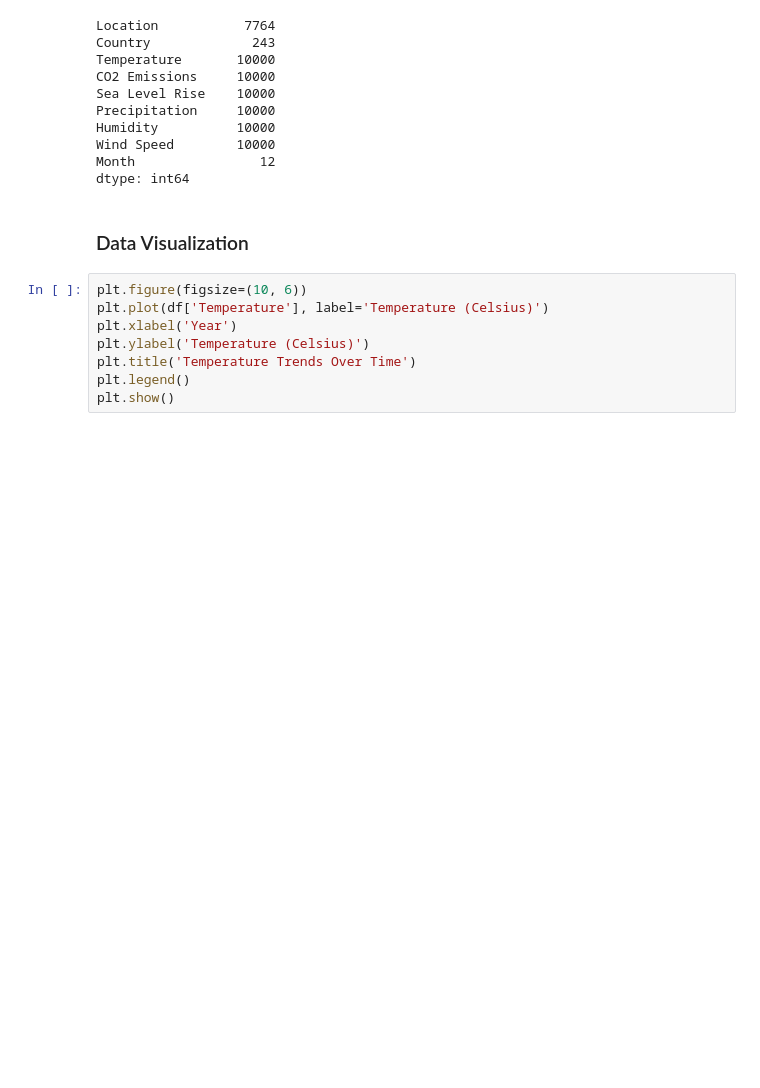
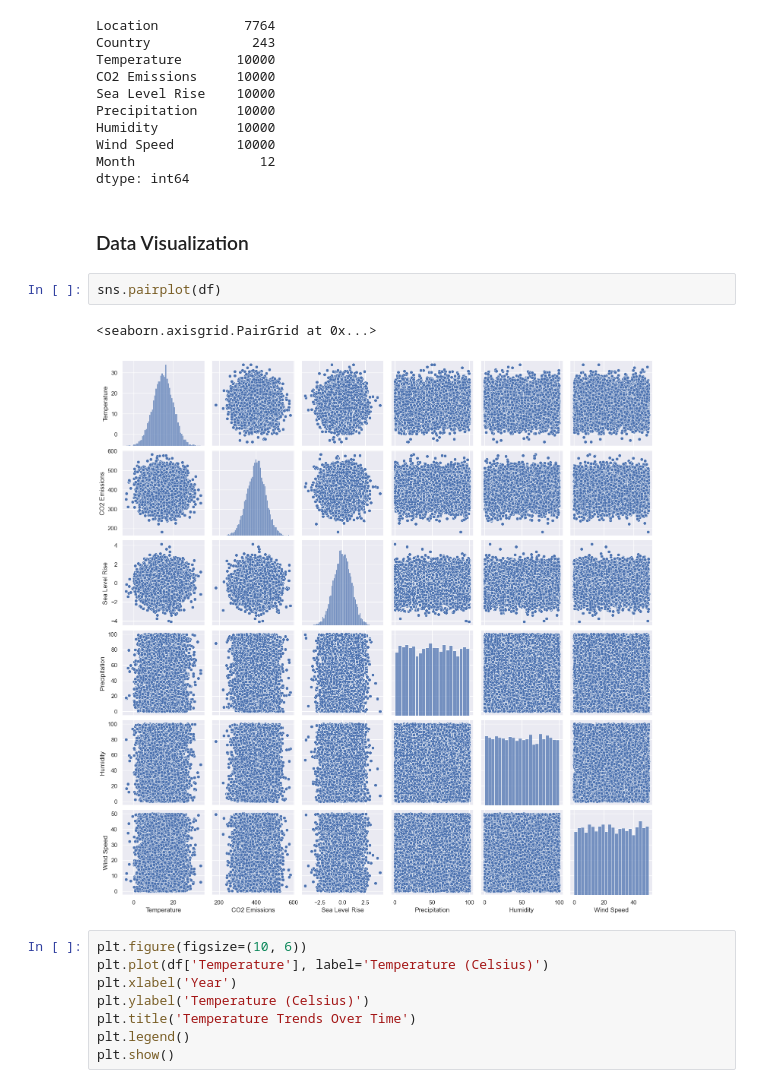
Before and after one commit to sSumankumari/CVIP-Projects, a Jupyter notebook: Phase 2/Climate data analysis.ipynb, the cells around one changed output. Cells and saved outputs as stored; diff of their text form; blank space fills up the shorter version.

```diff
--- a/Phase 2/Climate data analysis.ipynb
+++ b/Phase 2/Climate data analysis.ipynb
@@ -119,6 +119,11 @@ Month                12
 dtype: int64
 # %% [markdown]
 ### Data Visualization
+# %%
+sns.pairplot(df)
+# %% [output]
+<seaborn.axisgrid.PairGrid at 0x...>
+[figure, added]
 # %%
 plt.figure(figsize=(10, 6))
 plt.plot(df['Temperature'], label='Temperature (Celsius)')
```
Also changed, not shown: parts of 16 cells of this notebook.
